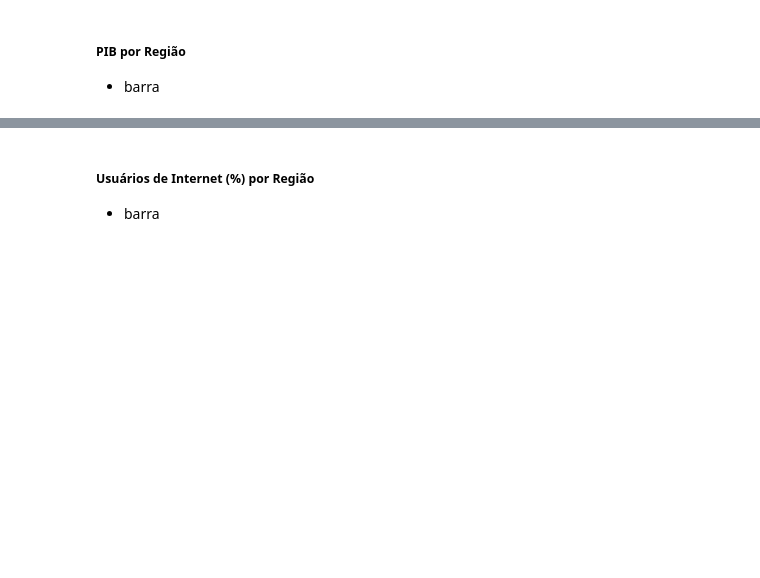
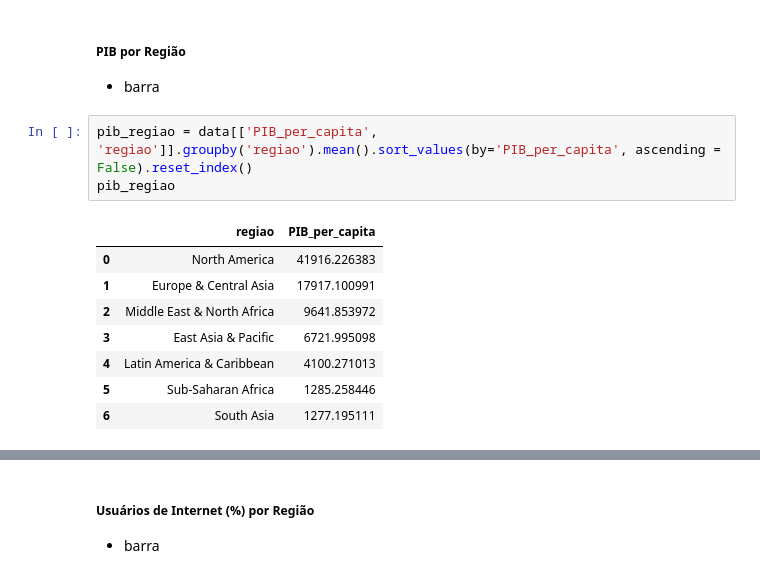
Before and after one commit to maafinotti/o_acesso_a_internet_no_mundo, a Jupyter notebook: internet_mundo.ipynb, the cells around one changed output, grey strips where cells are left out. Drawn from its saved outputs; the diff is of its cells as text; blank space fills up the shorter version.

```diff
--- a/internet_mundo.ipynb
+++ b/internet_mundo.ipynb
@@ -364,4 +372,16 @@ plt.savefig(r"static\img\pib_pais.png", dpi=300, facecolor='white', bbox_inches=
 # %% [markdown]
 ##### PIB por Região
 - barra
+# %%
+pib_regiao = data[['PIB_per_capita', 'regiao']].groupby('regiao').mean().sort_values(by='PIB_per_capita', ascending = False).reset_index()
+pib_regiao
+# %% [output]
+|  | regiao | PIB_per_capita |
+| 0 | North America | 41916.226383 |
+| 1 | Europe & Central Asia | 17917.100991 |
+| 2 | Middle East & North Africa | 9641.853972 |
+| 3 | East Asia & Pacific | 6721.995098 |
+| 4 | Latin America & Caribbean | 4100.271013 |
+| 5 | Sub-Saharan Africa | 1285.258446 |
+| 6 | South Asia | 1277.195111 |
 # %%
```
Also changed, not shown: parts of 26 cells of this notebook, 23 other files.
